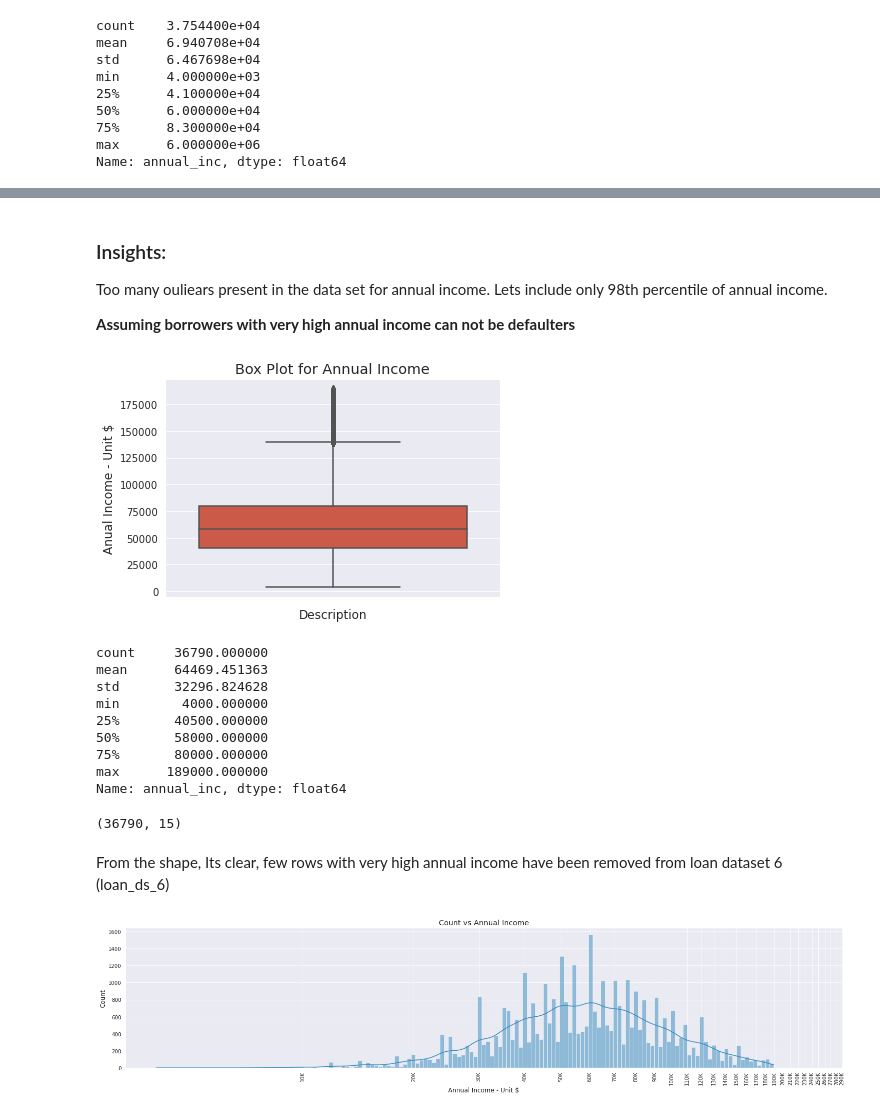
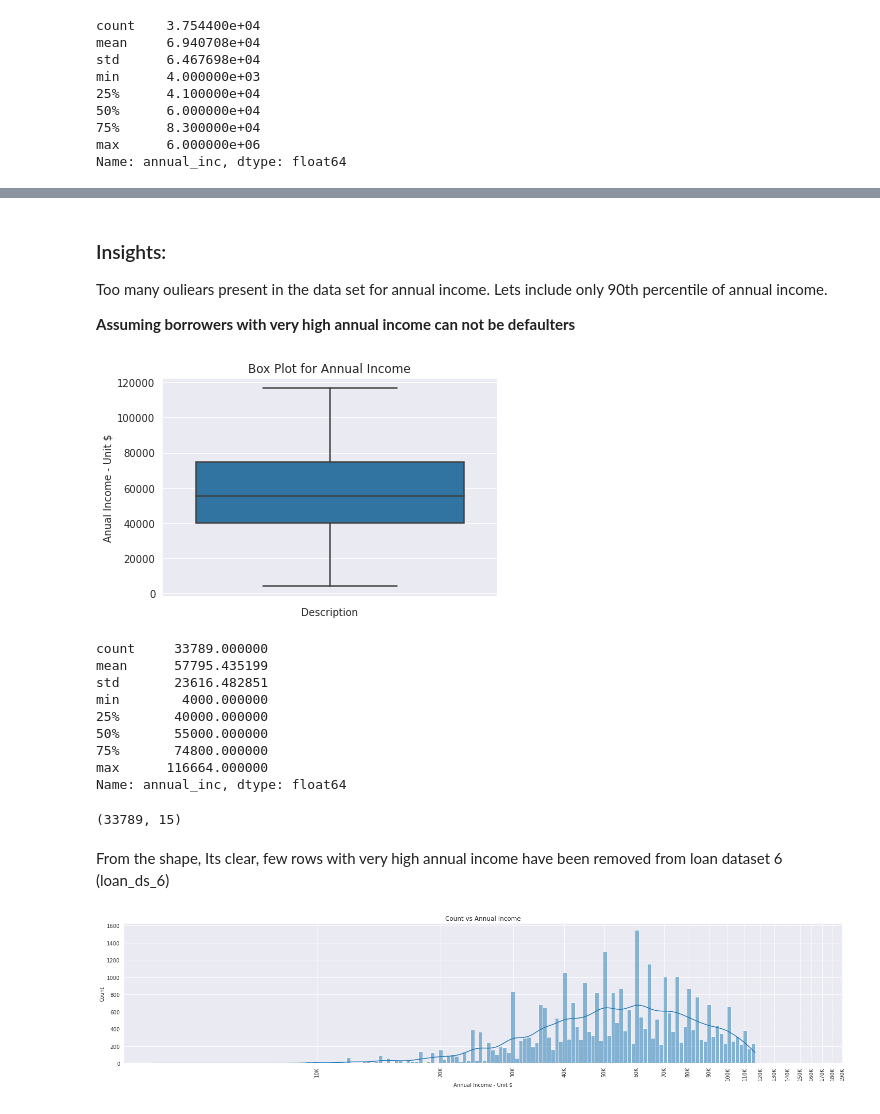
Before and after one commit to khatrisnk/LendingClubCaseStudy, a Jupyter notebook: Siddhartha_Khatri.ipynb, the cells around one changed output, grey strips where cells are left out. Cells and saved outputs as stored; diff of their text form; code cells hidden in the pictures.

```diff
--- a/Siddhartha_Khatri.ipynb
+++ b/Siddhartha_Khatri.ipynb
@@ -504,11 +500,11 @@ plt.show()
 # %% [markdown]
 ### Insights:
 
-Too many ouliears present in the data set for annual income. Lets include only 98th percentile of annual income.
+Too many ouliears present in the data set for annual income. Lets include only 90th percentile of annual income.
 
 **Assuming borrowers with very high annual income can not be defaulters**
 # %%
-loan_ds_6 = loan_ds_5[(loan_ds_5.annual_inc < loan_ds_5.annual_inc.quantile(0.98))]
+loan_ds_6 = loan_ds_5[(loan_ds_5.annual_inc < loan_ds_5.annual_inc.quantile(0.90))]
 # %%
 sns.boxplot(data=loan_ds_6, y='annual_inc')
 plt.xlabel('Description')
@@ -516,37 +512,37 @@ plt.ylabel('Anual Income - Unit $')
 plt.title('Box Plot for Annual Income')
 plt.show()
 # %% [output]
-[figure, old version]
+[figure, new version]
 # %%
 loan_ds_6.annual_inc.describe()
 # %% [output]
-count     36790.000000
-mean      64469.451363
-std       32296.824628
+count     33789.000000
+mean      57795.435199
+std       23616.482851
 min        4000.000000
-25%       40500.000000
-50%       58000.000000
-75%       80000.000000
-max      189000.000000
+25%       40000.000000
+50%       55000.000000
+75%       74800.000000
+max      116664.000000
 Name: annual_inc, dtype: float64
 # %%
 loan_ds_6.shape
 # %% [output]
-(36790, 15)
+(33789, 15)
 # %% [markdown]
 From the shape, Its clear, few rows with very high annual income have been removed from loan dataset 6 (loan_ds_6)
 # %%
 plt.figure(figsize=(25, 5))
 plot_annual_inc = sns.histplot(data=loan_ds_6, x='annual_inc', log_scale=True, kde=True, bins=150)
-ticks = np.arange(10000, 300000, 10000)
+ticks = np.arange(10000, 200000, 10000)
 labels = ["{}K".format(i//1000) for i in ticks]
 plt.xticks(ticks, labels, rotation=90)
 plt.xlabel('Annual Income - Unit $')
 plt.ylabel('Count')
 plt.title('Count vs Annual Income')
 plt.show()
 # %% [output]
-[figure, old version]
+[figure, new version]
 # %% [markdown]
 ### Insights:
 
```
Also changed, not shown: parts of 83 cells of this notebook.
